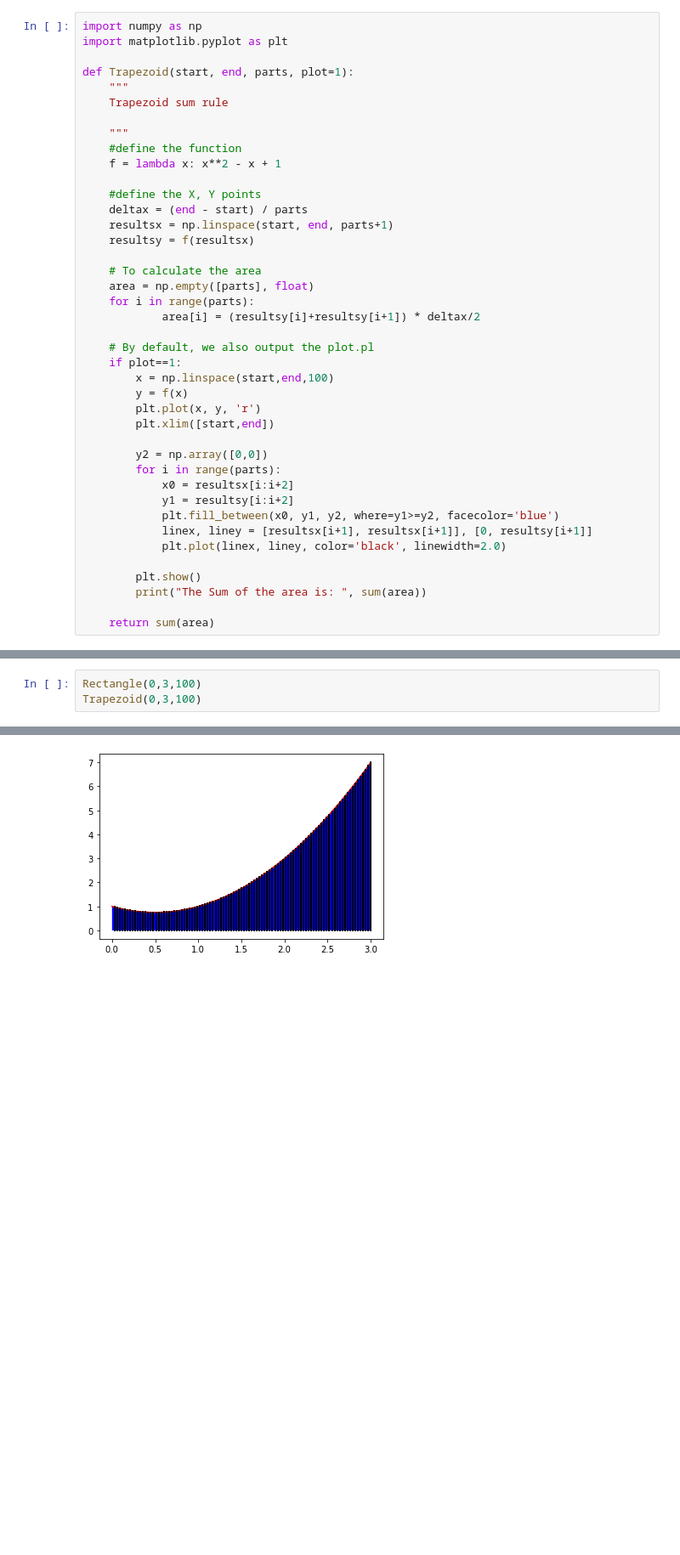
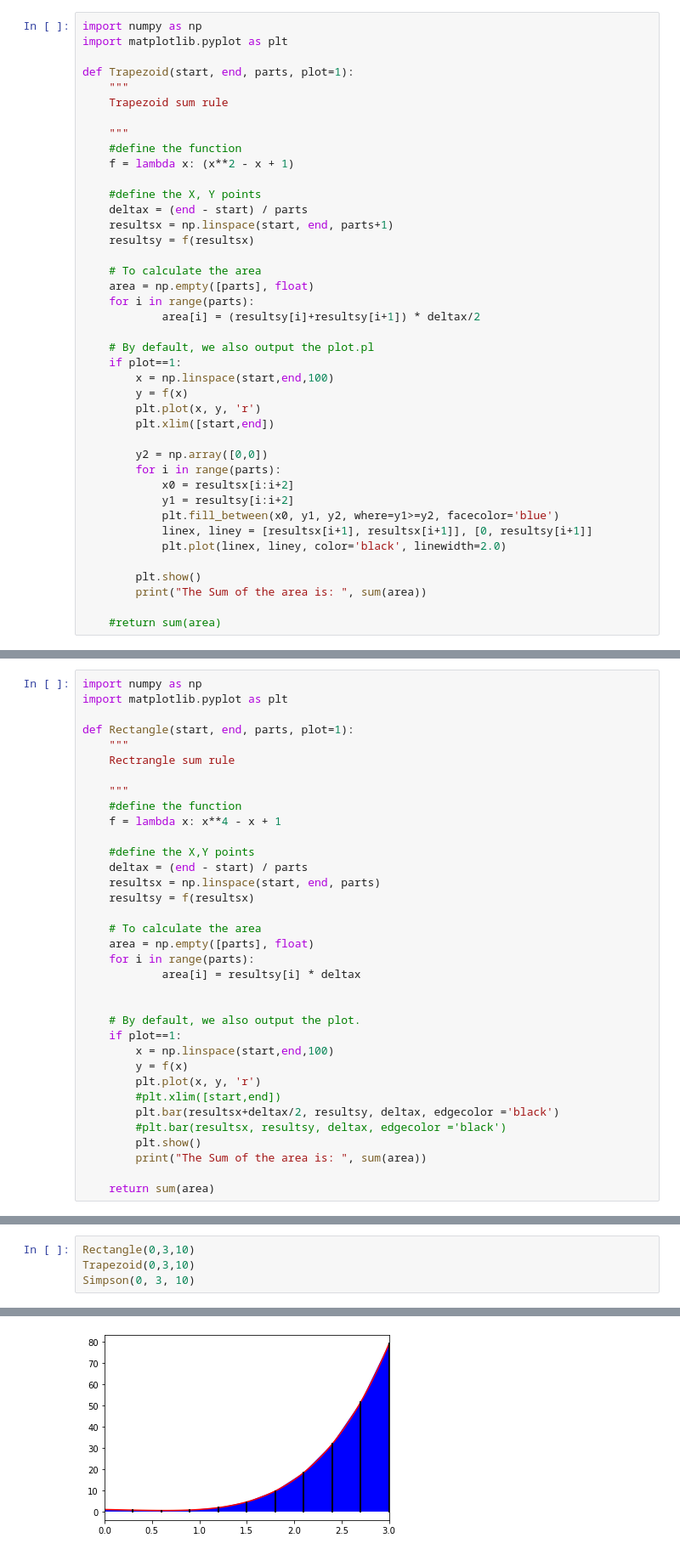
Before and after one commit to schlak1/ComputationalPhysics300, a Jupyter notebook: homework/HW-Lec_05.ipynb, the cells around one changed output, grey strips where cells are left out. Shown: that part at 85% size. Cells and saved outputs as stored; diff of their text form; blank space fills up the shorter version.

```diff
--- a/homework/HW-Lec_05.ipynb
+++ b/homework/HW-Lec_05.ipynb
@@ -43,7 +43,7 @@ def Trapezoid(start, end, parts, plot=1):
 
     """
     #define the function
-    f = lambda x: x**2 - x + 1
+    f = lambda x: (x**2 - x + 1)
 
     #define the X, Y points
     deltax = (end - start) / parts
@@ -73,4 +73,4 @@ def Trapezoid(start, end, parts, plot=1):
         plt.show()
         print("The Sum of the area is: ", sum(area))
 
-    return sum(area)
+    #return sum(area)
@@ -76,0 +144,35 @@ def Trapezoid(start, end, parts, plot=1):
+# %%
+import numpy as np
+import matplotlib.pyplot as plt
+
+def Rectangle(start, end, parts, plot=1):
+    """
+    Rectrangle sum rule
+
+    """
+    #define the function
+    f = lambda x: x**4 - x + 1
+
+    #define the X,Y points
+    deltax = (end - start) / parts
+    resultsx = np.linspace(start, end, parts)
+    resultsy = f(resultsx)
+
+    # To calculate the area
+    area = np.empty([parts], float)
+    for i in range(parts):
+            area[i] = resultsy[i] * deltax
+
+
+    # By default, we also output the plot.
+    if plot==1:
+        x = np.linspace(start,end,100)
+        y = f(x)
+        plt.plot(x, y, 'r')
+        #plt.xlim([start,end])
+        plt.bar(resultsx+deltax/2, resultsy, deltax, edgecolor ='black')
+        #plt.bar(resultsx, resultsy, deltax, edgecolor ='black')
+        plt.show()
+        print("The Sum of the area is: ", sum(area))
+
+    return sum(area)
@@ -77,4 +274,5 @@ def Trapezoid(start, end, parts, plot=1):
 # %%
-Rectangle(0,3,100)
-Trapezoid(0,3,100)
+Rectangle(0,3,10)
+Trapezoid(0,3,10)
+Simpson(0, 3, 10)
 # %% [output]
@@ -83 +281 @@ The Sum of the area is:  7.545454545454545
-[figure, old version]
+[figure, new version]
```
Also changed, not shown: parts of 11 cells of this notebook, 1 other file.
